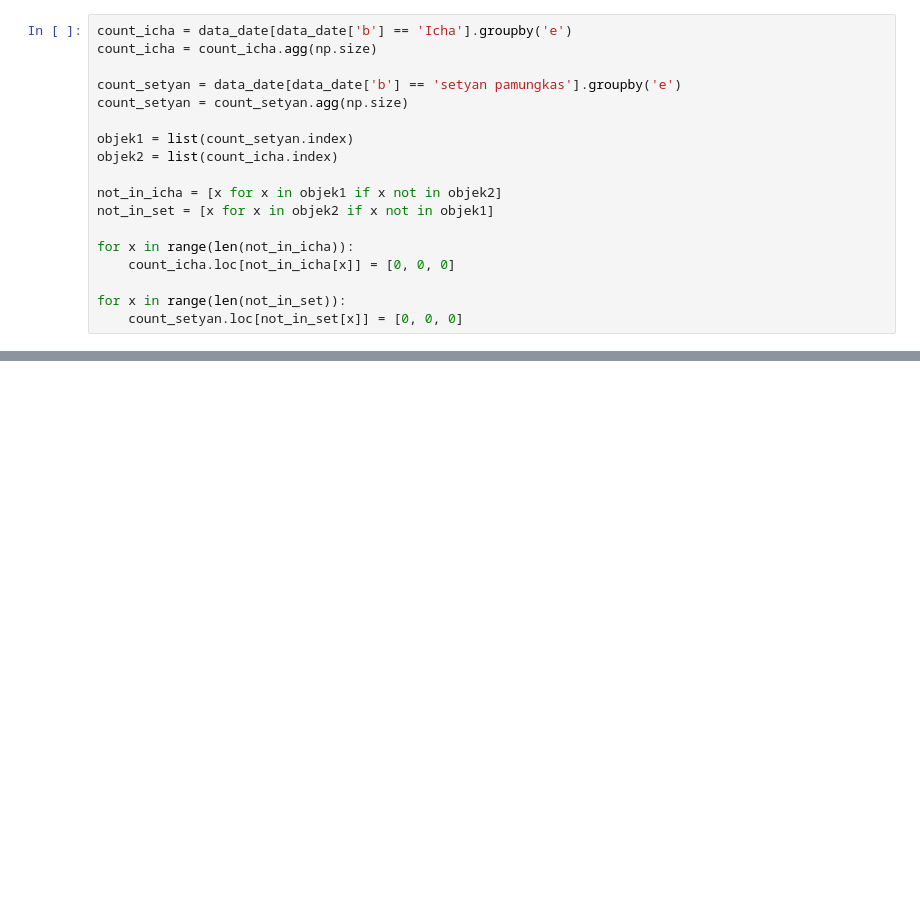
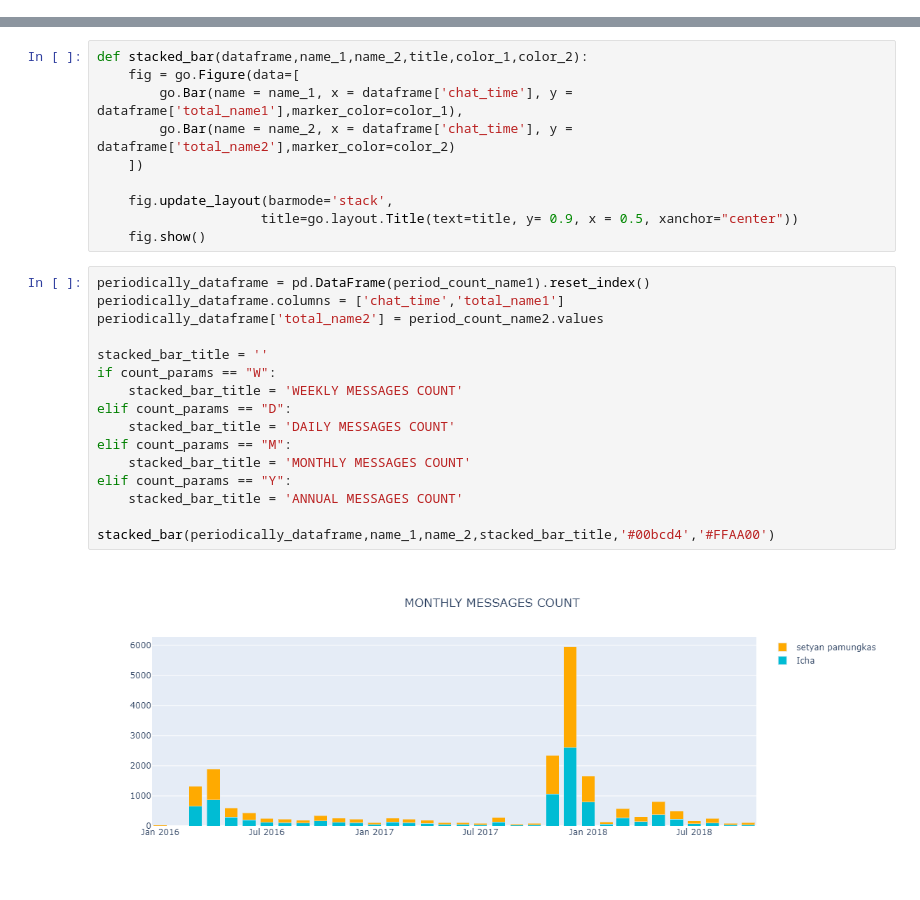
Before and after one commit to setyanp/LineChat, a Jupyter notebook: nafisa.ipynb, the cells around one changed output, grey strips where cells are left out. Saved outputs shown, nothing was run; the diff lists cells and outputs as text; blank space fills up the shorter version.

```diff
--- a/nafisa.ipynb
+++ b/nafisa.ipynb
@@ -179,18 +226,0 @@ for x in range(0,len(data_date)):
-# %%
-count_icha = data_date[data_date['b'] == 'Icha'].groupby('e')
-count_icha = count_icha.agg(np.size)
-
-count_setyan = data_date[data_date['b'] == 'setyan pamungkas'].groupby('e')
-count_setyan = count_setyan.agg(np.size)
-
-objek1 = list(count_setyan.index)
-objek2 = list(count_icha.index)
-
-not_in_icha = [x for x in objek1 if x not in objek2]
-not_in_set = [x for x in objek2 if x not in objek1]
-
-for x in range(len(not_in_icha)):
-    count_icha.loc[not_in_icha[x]] = [0, 0, 0]
-
-for x in range(len(not_in_set)):
-    count_setyan.loc[not_in_set[x]] = [0, 0, 0]
@@ -233,0 +255,28 @@ plt.show()
+# %%
+def stacked_bar(dataframe,name_1,name_2,title,color_1,color_2):
+    fig = go.Figure(data=[
+        go.Bar(name = name_1, x = dataframe['chat_time'], y = dataframe['total_name1'],marker_color=color_1),
+        go.Bar(name = name_2, x = dataframe['chat_time'], y = dataframe['total_name2'],marker_color=color_2)
+    ])
+
+    fig.update_layout(barmode='stack',
+                     title=go.layout.Title(text=title, y= 0.9, x = 0.5, xanchor="center"))
+    fig.show()
+# %%
+periodically_dataframe = pd.DataFrame(period_count_name1).reset_index()
+periodically_dataframe.columns = ['chat_time','total_name1']
+periodically_dataframe['total_name2'] = period_count_name2.values
+
+stacked_bar_title = ''
+if count_params == "W":
+    stacked_bar_title = 'WEEKLY MESSAGES COUNT'
+elif count_params == "D":
+    stacked_bar_title = 'DAILY MESSAGES COUNT'
+elif count_params == "M":
+    stacked_bar_title = 'MONTHLY MESSAGES COUNT'
+elif count_params == "Y":
+    stacked_bar_title = 'ANNUAL MESSAGES COUNT'
+
+stacked_bar(periodically_dataframe,name_1,name_2,stacked_bar_title,'#00bcd4','#FFAA00')
+# %% [output]
+[figure, added]
```
Also changed, not shown: parts of 25 cells of this notebook, 5 other files.
